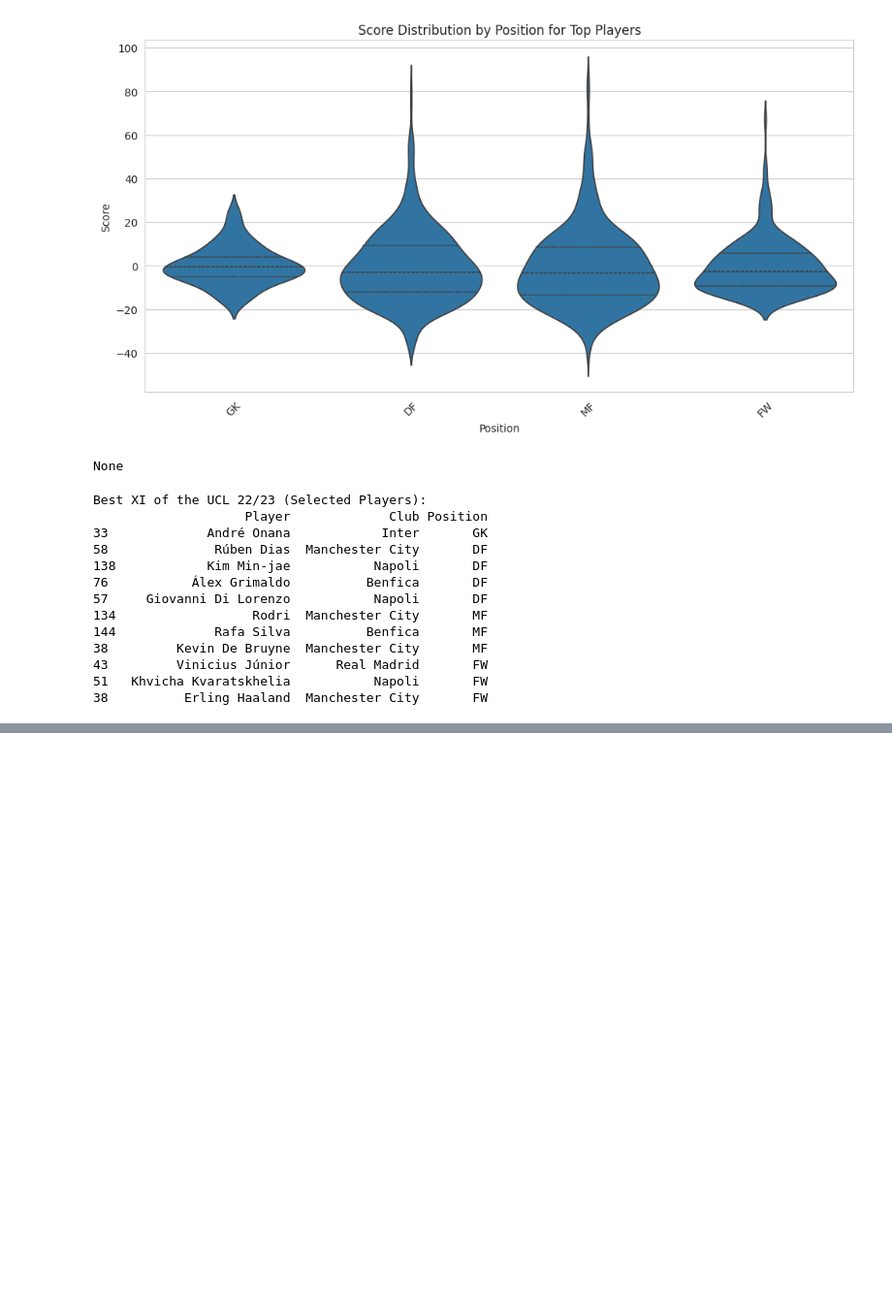
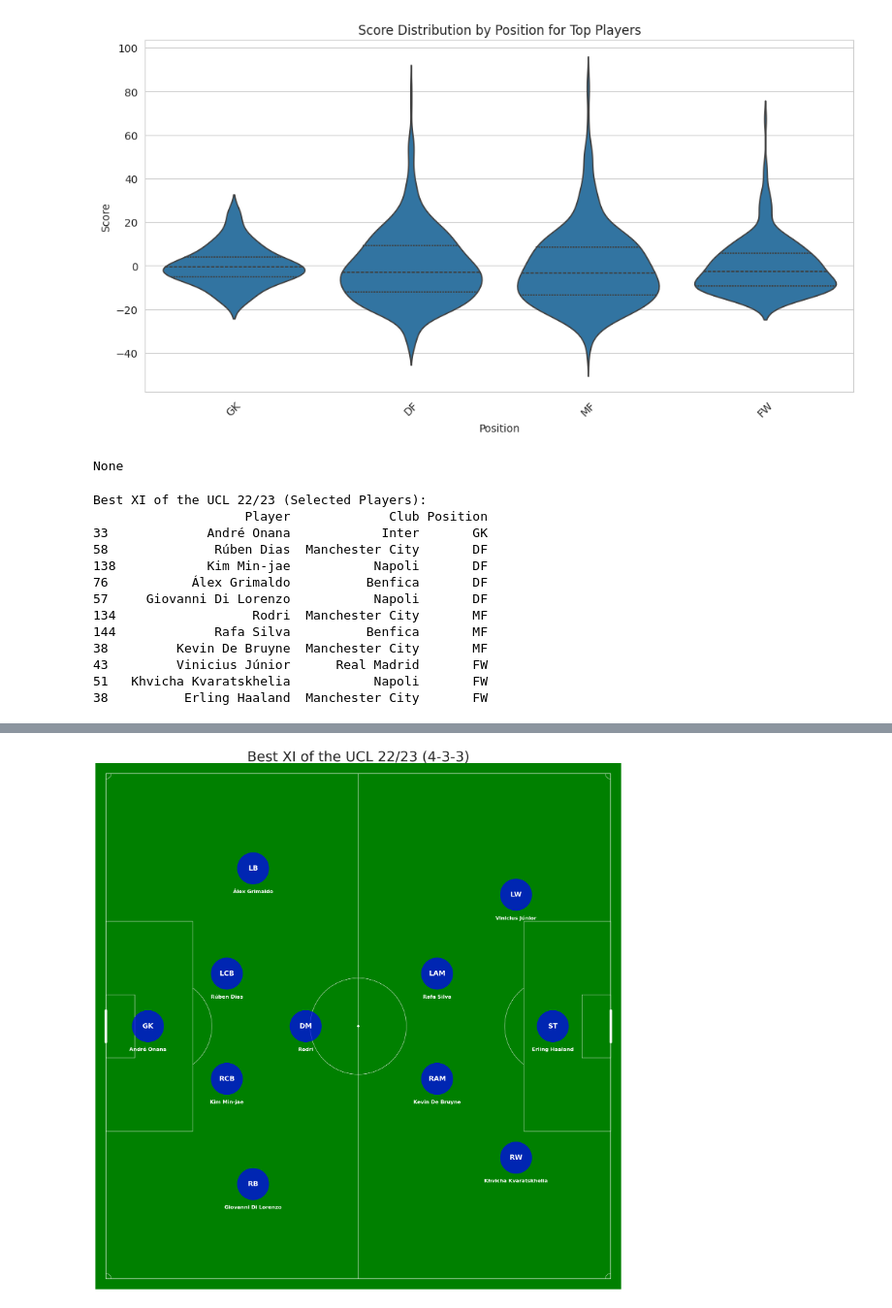
Before and after one commit to nrysam/UCL22_23, a Jupyter notebook: UCL_22_23_Best_XI_Analysis_.ipynb, the cells around one changed output, grey strips where cells are left out. Shown at 97% size. Saved outputs shown, nothing was run; the diff lists cells and outputs as text; code cells hidden in the pictures; blank space fills up the shorter version.

```diff
--- a/UCL_22_23_Best_XI_Analysis_.ipynb
+++ b/UCL_22_23_Best_XI_Analysis_.ipynb
@@ -1479,3 +1506,12 @@ Best XI of the UCL 22/23 (Selected Players):
 43         Vinicius Júnior      Real Madrid       FW
 51   Khvicha Kvaratskhelia           Napoli       FW
 38          Erling Haaland  Manchester City       FW
+# %%
+# Renaming positions in the order that matches the rows of xi_of_the_tournament for better understanding
+new_positions = ['GK', 'LCB', 'RCB', 'LB', 'RB', 'DM', 'LAM', 'RAM', 'LW', 'RW', 'ST']
+
+# Assign the new positions to the 'Position' column
+xi_of_the_tournament['Position'] = new_positions
+
+# Print the updated DataFrame
+print(xi_of_the_tournament[['Player', 'Club', 'Position']])
@@ -1482,3 +1555,91 @@ Best XI of the UCL 22/23 (Selected Players):
+# %%
+# Create figure
+fig, ax = plt.subplots(figsize=(60, 30))
+ax.set_xlim(0, 100)
+ax.set_ylim(0, 100)
+
+# Draw the football field background
+pitch = patches.Rectangle((0, 0), 100, 100, edgecolor="green", facecolor="green")
+ax.add_patch(pitch)
+
+# Draw sidelines and goal lines
+ax.plot([2, 2, 98, 98, 2], [2, 98, 98, 2, 2], color="white")  # outer lines
+
+# Draw the center line
+ax.plot([50, 50], [2, 98], color="white")
+center_spot = patches.Circle((50, 50), 0.2, color="white")  # center spot
+ax.add_patch(center_spot)
+
+# Draw the center circle
+center_circle = patches.Circle((50, 50), 9.15, edgecolor="white", facecolor="none")
+ax.add_patch(center_circle)
+
+# Draw penalty areas
+ax.add_patch(patches.Rectangle((2, 30), 16.5, 40, edgecolor="white", facecolor="none"))  # left penalty area
+ax.add_patch(patches.Rectangle((81.5, 30), 16.5, 40, edgecolor="white", facecolor="none"))  # right penalty area
+
+# Draw goal areas
+ax.add_patch(patches.Rectangle((2, 44), 5.5, 12, edgecolor="white", facecolor="none"))  # left goal area
+ax.add_patch(patches.Rectangle((92.5, 44), 5.5, 12, edgecolor="white", facecolor="none"))  # right goal area
+
+# Draw penalty spots and penalty arcs
+penalty_arc_left = patches.Arc((12.9, 50), 18.5, 18.3, angle=0, theta1=308, theta2=52, color="white")
+penalty_arc_right = patches.Arc((87.1, 50), 18.5, 18.3, angle=0, theta1=128, theta2=232, color="white")
+ax.add_patch(penalty_arc_left)
+ax.add_patch(penalty_arc_right)
+
+# Draw corner arcs
+corner_arc_radius = 1  # adjust based on your scale
+ax.add_patch(patches.Arc((2, 2), 2*corner_arc_radius, 2*corner_arc_radius, angle=0, theta1=0, theta2=90, color="white"))
+ax.add_patch(patches.Arc((2, 98), 2*corner_arc_radius, 2*corner_arc_radius, angle=270, theta1=0, theta2=90, color="white"))
+ax.add_patch(patches.Arc((98, 98), 2*corner_arc_radius, 2*corner_arc_radius, angle=180, theta1=0, theta2=90, color="white"))
+ax.add_patch(patches.Arc((98, 2), 2*corner_arc_radius, 2*corner_arc_radius, angle=90, theta1=0, theta2=90, color="white"))
+
+# Draw goal posts
+goal_height = 6  # Goal height as half of the goal area height (12 / 2)
+ax.plot([2, 2], [50 - goal_height / 2, 50 + goal_height / 2], 'w', lw=8)  # left goal post
+ax.plot([98, 98], [50 - goal_height / 2, 50 + goal_height / 2], 'w', lw=8)  # right goal post
+
+# Define player positions for a 4-3-3
+positions = {
+    'GK': (10, 50),
+    'RB': (30, 20), 'RCB': (25, 40), 'LCB': (25, 60), 'LB': (30, 80),
+    'DM': (40, 50),
+    'RAM': (65, 40), 'LAM': (65, 60),
+    'RW': (80, 25), 'LW': (80, 75),
+    'ST': (87, 50)
+}
+
+# Map each position to a player from the DataFrame
+position_map = {pos: [] for pos in set(xi_of_the_tournament['Position'])}
+for _, row in xi_of_the_tournament.iterrows():
+    position_map[row['Position']].append(f"{row['Player']}")
+
+# Plot players
+circle_radius = 3
+for pos, coords in positions.items():
+    player_info = position_map.get(pos)
+    player_display = player_info.pop(0) if player_info else "Unknown"
+
+    # Draw the circle for the player
+    circle = patches.Circle((coords[0], coords[1]), circle_radius, color='blue', alpha=0.7)
+    ax.add_patch(circle)
+
+    # Add position text inside the circle
+    ax.text(coords[0], coords[1], pos, fontsize=22, ha='center', va='center', color="white", fontweight='bold')
+
+    # Add player name text below the circle
+    ax.text(coords[0], coords[1] - circle_radius - 1, player_display, fontsize=16, ha='center', va='top', color="white", fontweight='bold')
+
+# Set plot details
+ax.set_aspect(1)
+ax.axis('off')
+plt.title('Best XI of the UCL 22/23 (4-3-3)', fontsize=44)
+
+# Display the plot
+plt.show()
+# %% [output]
+[figure, added]
 # %%
 from bokeh.plotting import figure, show, output_notebook, save
 from bokeh.models import ColumnDataSource
```
Also changed, not shown: parts of 5 cells of this notebook.
